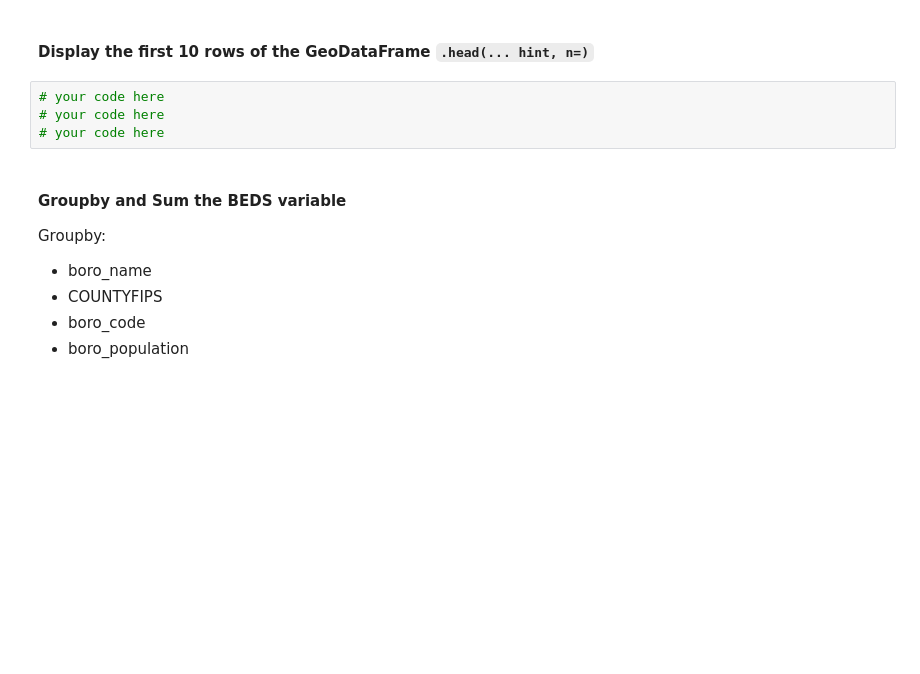
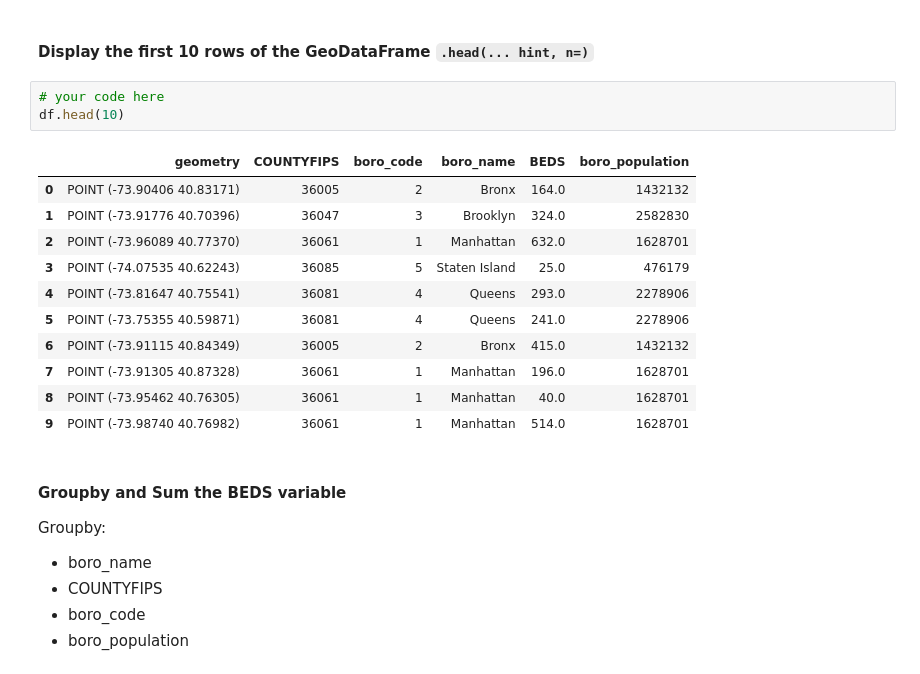
Before and after one commit to katkim0307/pratt-savi-810-2020-03-assignment_02, a Jupyter notebook: assignment_02.ipynb, the cells around one changed output. Saved outputs shown, nothing was run; the diff lists cells and outputs as text; blank space fills up the shorter version.

```diff
--- a/assignment_02.ipynb
+++ b/assignment_02.ipynb
@@ -232,8 +259,19 @@ df  = df[[
 #### Display the first 10 rows of the GeoDataFrame `.head(... hint, n=)`
 # %%
 # your code here
-# your code here
-# your code here
+df.head(10)
+# %% [output]
+|  | geometry | COUNTYFIPS | boro_code | boro_name | BEDS | boro_population |
+| 0 | POINT (-73.90406 40.83171) | 36005 | 2 | Bronx | 164.0 | 1432132 |
+| 1 | POINT (-73.91776 40.70396) | 36047 | 3 | Brooklyn | 324.0 | 2582830 |
+| 2 | POINT (-73.96089 40.77370) | 36061 | 1 | Manhattan | 632.0 | 1628701 |
+| 3 | POINT (-74.07535 40.62243) | 36085 | 5 | Staten Island | 25.0 | 476179 |
+| 4 | POINT (-73.81647 40.75541) | 36081 | 4 | Queens | 293.0 | 2278906 |
+| 5 | POINT (-73.75355 40.59871) | 36081 | 4 | Queens | 241.0 | 2278906 |
+| 6 | POINT (-73.91115 40.84349) | 36005 | 2 | Bronx | 415.0 | 1432132 |
+| 7 | POINT (-73.91305 40.87328) | 36061 | 1 | Manhattan | 196.0 | 1628701 |
+| 8 | POINT (-73.95462 40.76305) | 36061 | 1 | Manhattan | 40.0 | 1628701 |
+| 9 | POINT (-73.98740 40.76982) | 36061 | 1 | Manhattan | 514.0 | 1628701 |
 # %% [markdown]
 #### Groupby and Sum the BEDS variable
 
```
Also changed, not shown: parts of 17 cells of this notebook.
